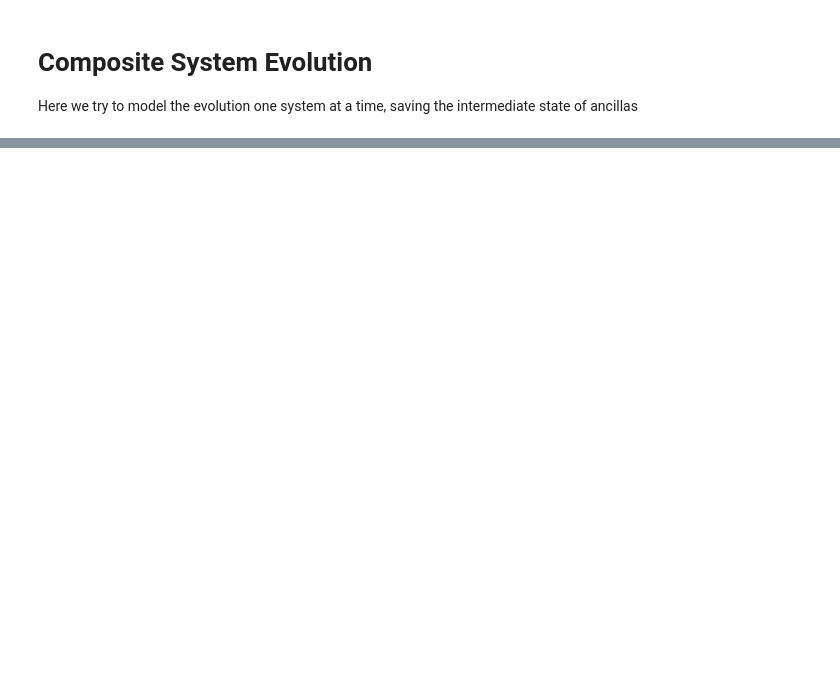
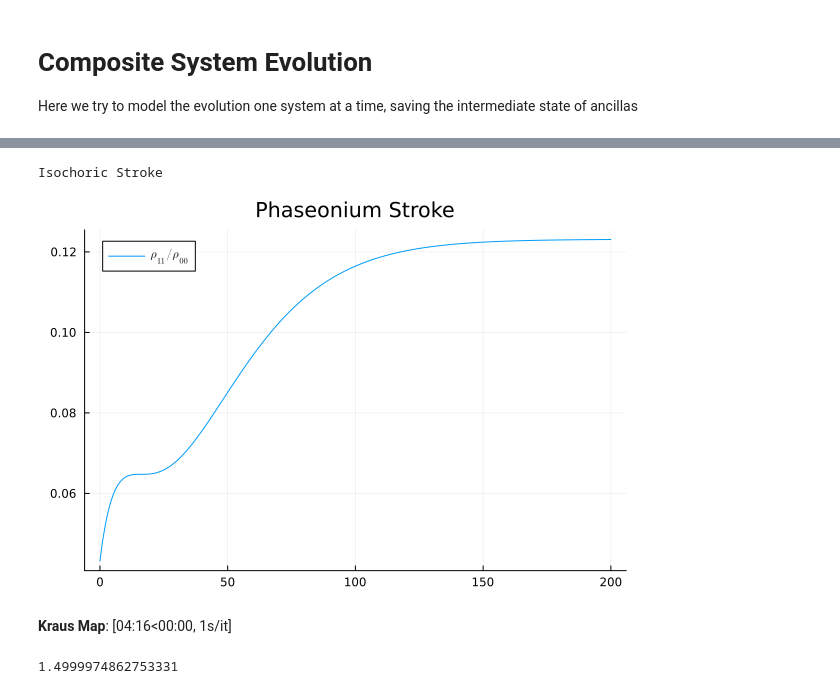
Before and after one commit to fedesss98/phaseonium-thermodynamics, a Jupyter notebook: julia/02-composite-system.ipynb, the cells around one changed output, grey strips where cells are left out. Saved outputs shown, nothing was run; the diff lists cells and outputs as text; code cells hidden in the pictures; blank space fills up the shorter version.

```diff
--- a/julia/02-composite-system.ipynb
+++ b/julia/02-composite-system.ipynb
@@ -97,14 +177,50 @@ with:
 # %%
-function H_s(α, l, n)
-    α / l * ( n + 1/2)
+function kraus_operators(α, ϕ)
+    ga, gb = Phaseonium.dissipationrates(α, ϕ)
+
+    C = BosonicOperators.C(Ω*Δt, NDIMS)
+    Cp = BosonicOperators.Cp(Ω*Δt, NDIMS)
+    S = BosonicOperators.S(Ω*Δt, NDIMS)
+    Sd = BosonicOperators.Sd(Ω*Δt, NDIMS)
+
+    E0 = sqrt(1 - ga/2 - gb/2) * kron(idd(NDIMS), idd(NDIMS))
+    E1 = sqrt(ga/2) * (kron(C, C) -2 * kron(S, Sd))
+    E2 = sqrt(ga) * (kron(S, Cp) + kron(C, S))
+    E3 = sqrt(gb/2) * (kron(Cp, Cp) - 2 * kron(Sd, S))
+    E4 = sqrt(gb) * (kron(Sd, C) + kron(Cp, Sd))
+
+    return [E0, E1, E2, E3, E4]
 end
+;
 
-function H_eta(α, l, sz)
-    α / l * sz * 1/2
+function bosonic_operators(α, ϕ)
+
+    C = BosonicOperators.C(Ω*Δt, NDIMS)
+    Cp = BosonicOperators.Cp(Ω*Δt, NDIMS)
+    S = BosonicOperators.S(Ω*Δt, NDIMS)
+    Sd = BosonicOperators.Sd(Ω*Δt, NDIMS)
+
+    return [C, Cp, S, Sd]
 end
+;
 
-function V(Ω, a, ad, sp, sm)
-    Ω * (a * sp + ad * sm)
-end
-
-;
+kraus = kraus_operators(α_h, ϕ_h);
+bosonic = bosonic_operators(α_h, ϕ_h);
+# %%
+printed_steps = 200
+stroke_evolution = Thermodynamics.phaseonium_stroke_2(ρ_tot, TT, bosonic, ga_h, gb_h; sampling_steps=printed_steps, verbose=4);
+# stroke_evolution = Thermodynamics.phaseonium_stroke(ρ_tot, TT, kraus; sampling_steps=printed_steps, verbose=4);
+append!(system_evolution, stroke_evolution);
+ρ = stroke_evolution[end];
+# Save this system
+npzwrite("out_phaseoniumstroke_$TT.npy", ρ);
+serialize("out_phaseoniumstroke_$(TT)_jl", ρ);
+# %% [output]
+Isochoric Stroke
+[figure, added]
+# %% [markdown]
+**Kraus Map**: [04:16<00:00, 1s/it]
+# %%
+Measurements.temperature(partial_trace(ρ, (NDIMS, NDIMS), 1), ω)
+# %% [output]
+1.4999974862753331
```
Also changed, not shown: parts of 8 cells of this notebook, 14 other files.
